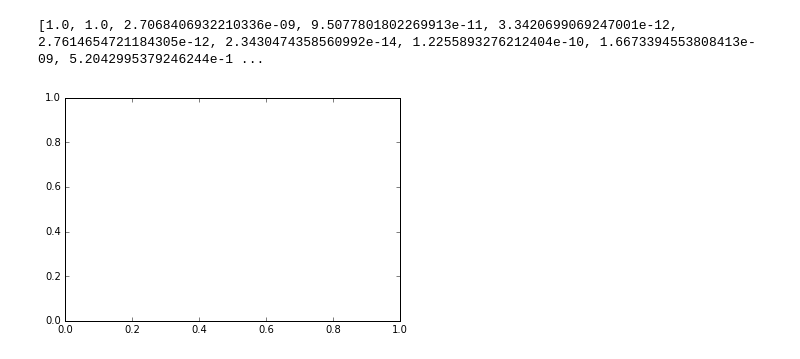
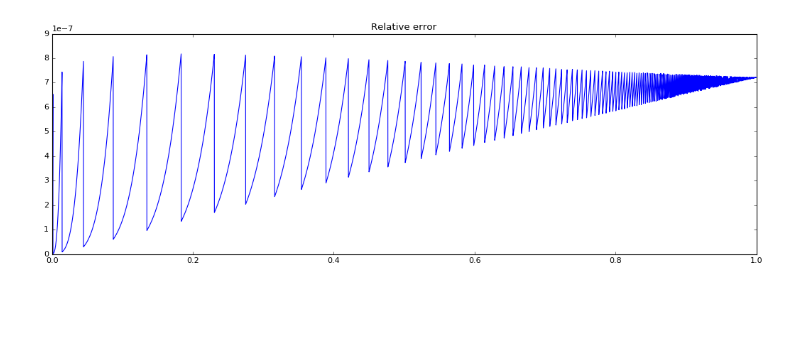
Before and after one commit to jeffreyvt/FIT3139-Computational-Science, a Jupyter notebook: assignment1/q1.ipynb, the cells around one changed output. Cells and saved outputs as stored; diff of their text form; code cells hidden in the pictures; blank space fills up the shorter version.

```diff
--- a/assignment1/q1.ipynb
+++ b/assignment1/q1.ipynb
@@ -40,31 +8,42 @@ my_log1p(1)
-# %%
-"""
-It appears that
-"""
-
-def my_another_log1p(x):
-    y = 1-2/(2+x)
-    n = 2
-    ans = 2*y
-    while True:
-        delta = 2*(y**(2*n-1))/(2*n-1)
-        ans += delta
-        if n >= 1000000 or abs(delta) < 0.000001:
-            break
-        n += 1
-        # print(delta)
-    actual = np.log1p(x)
-    error = abs((ans - actual)/actual)
-    return ans, n, error
-
-test_val = [2.220446049250313e-50, 2.220446049250313e-16, 0.0000001, 0.000001, 0.00001, 0.0001, 0.001, 0.01, 0.1, 0.2, 0.3, 0.4, 0.5, 0.6, 0.7, 0.8, 0.9, 1]
-result_errors = []
-for test_item in test_val:
-    _, __, result_error = my_another_log1p(test_item)
-    result_errors.append(result_error)
-print(result_errors)
-plt.plot(test_val, result_errors)
-plt.show()
-# %% [output]
-[1.0, 1.0, 2.7068406932210336e-09, 9.5077801802269913e-11, 3.3420699069247001e-12, 2.7614654721184305e-12, 2.3430474358560992e-14, 1.2255893276212404e-10, 1.6673394553808413e-09, 5.2042995379246244e-1 ...
-[figure, removed]
+# %%
+def my_log1p(x):
+    """
+    The function takes in x value then uses taylor expansion formula to generate the value for log1p
+    :param x: the input to the function log(1+x)
+    :return: ans: the result of log1p with input x.
+             n: the number of iteration used to obtain a convergent result
+             error: the relative error with respect to the inbuilt log1p function in numpy
+    """
+    n = 2
+    ans = x
+    while True:
+        delta = (((-1)**(n+1))*(x**n))/n
+        ans += delta
+        if n >= 1000000 or abs(delta) < 0.000001:
+            break
+        n += 1
+
+    # compute the error
+    actual = np.log1p(x)
+    error = abs((ans - actual)/actual)
+
+    # Return value as required
+    return ans, n, error
+# %%
+# Generate test values
+# Using values that were significantly smaller than machine eps.
+small_vals = np.array([2.220446049250313e-50, 2.220446049250313e-16])
+# add in values from 0 to 1
+tmp = np.linspace(0, 1, 10000)
+test_val = np.concatenate([small_vals, tmp[1:]])
+
+result_errors = []
+for test_item in test_val:
+    _, __, result_error = my_log1p(test_item)
+    result_errors.append(result_error)
+fig=plt.figure(figsize=(16, 5), dpi= 80, facecolor='w', edgecolor='k')
+plt.plot(test_val, result_errors)
+plt.title("Relative error")
+plt.show()
+# %% [output]
+[figure, added]
```
Also changed, not shown: parts of 5 cells of this notebook, 10 other files.
